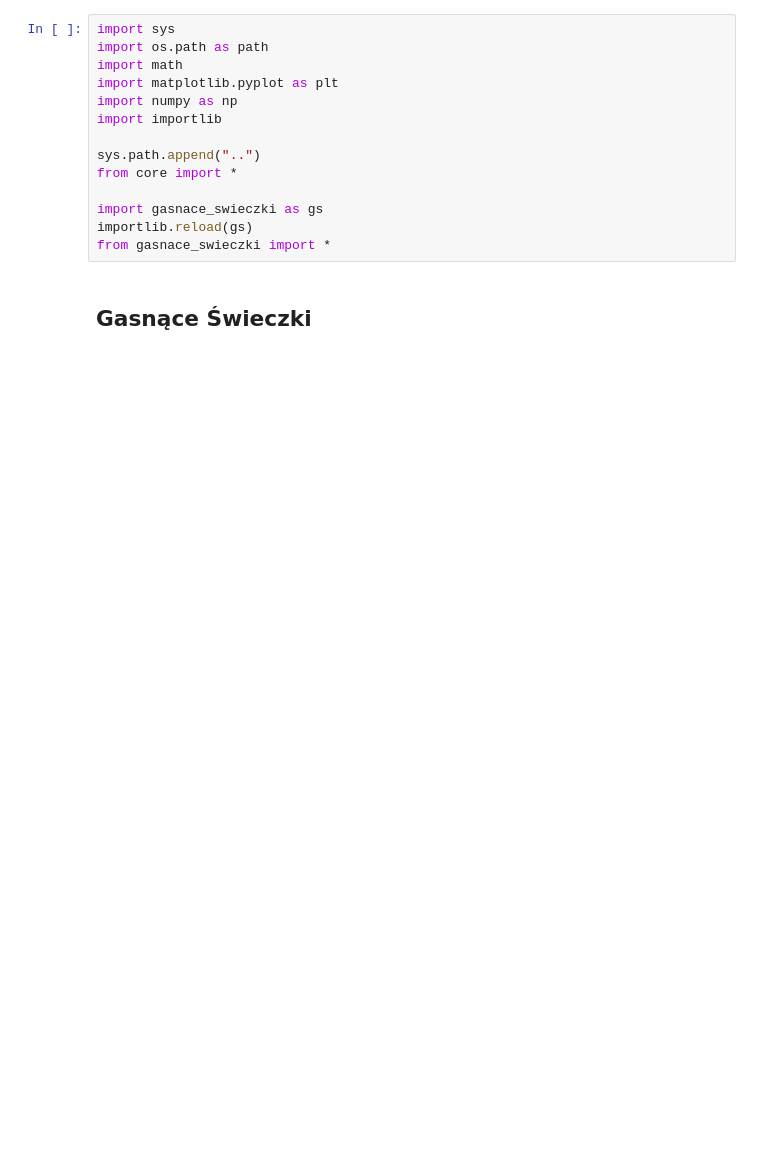
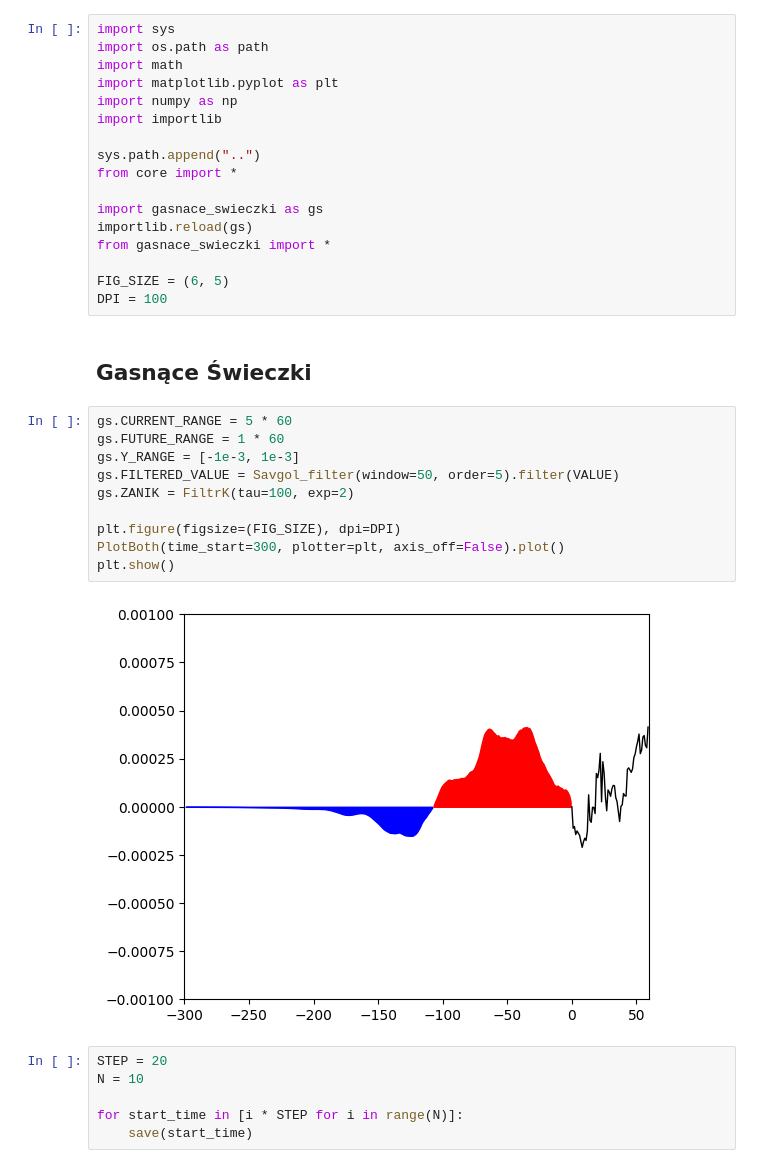
Before and after one commit to stefanzarembinski/szx81, a Jupyter notebook: src/kubusia/gasnace_swieczki.ipynb, the cells around one changed output. Drawn from its saved outputs; the diff is of its cells as text; blank space fills up the shorter version.

```diff
--- a/src/kubusia/gasnace_swieczki.ipynb
+++ b/src/kubusia/gasnace_swieczki.ipynb
@@ -12,8 +12,29 @@ from core import *
 import gasnace_swieczki as gs
 importlib.reload(gs)
 from gasnace_swieczki import *
+
+FIG_SIZE = (6, 5)
+DPI = 100
 # %% [markdown]
 ## Gasnące Świeczki
+# %%
+gs.CURRENT_RANGE = 5 * 60
+gs.FUTURE_RANGE = 1 * 60
+gs.Y_RANGE = [-1e-3, 1e-3]
+gs.FILTERED_VALUE = Savgol_filter(window=50, order=5).filter(VALUE)
+gs.ZANIK = FiltrK(tau=100, exp=2)
+
+plt.figure(figsize=(FIG_SIZE), dpi=DPI)
+PlotBoth(time_start=300, plotter=plt, axis_off=False).plot()
+plt.show()
+# %% [output]
+[figure, added]
+# %%
+STEP = 20
+N = 10
+
+for start_time in [i * STEP for i in range(N)]:
+    save(start_time)
 # %%
 shift = 60
 value = VALUE[0 + shift: 1200 + shift]
```
Also changed, not shown: parts of 4 cells of this notebook, 1 other file.
